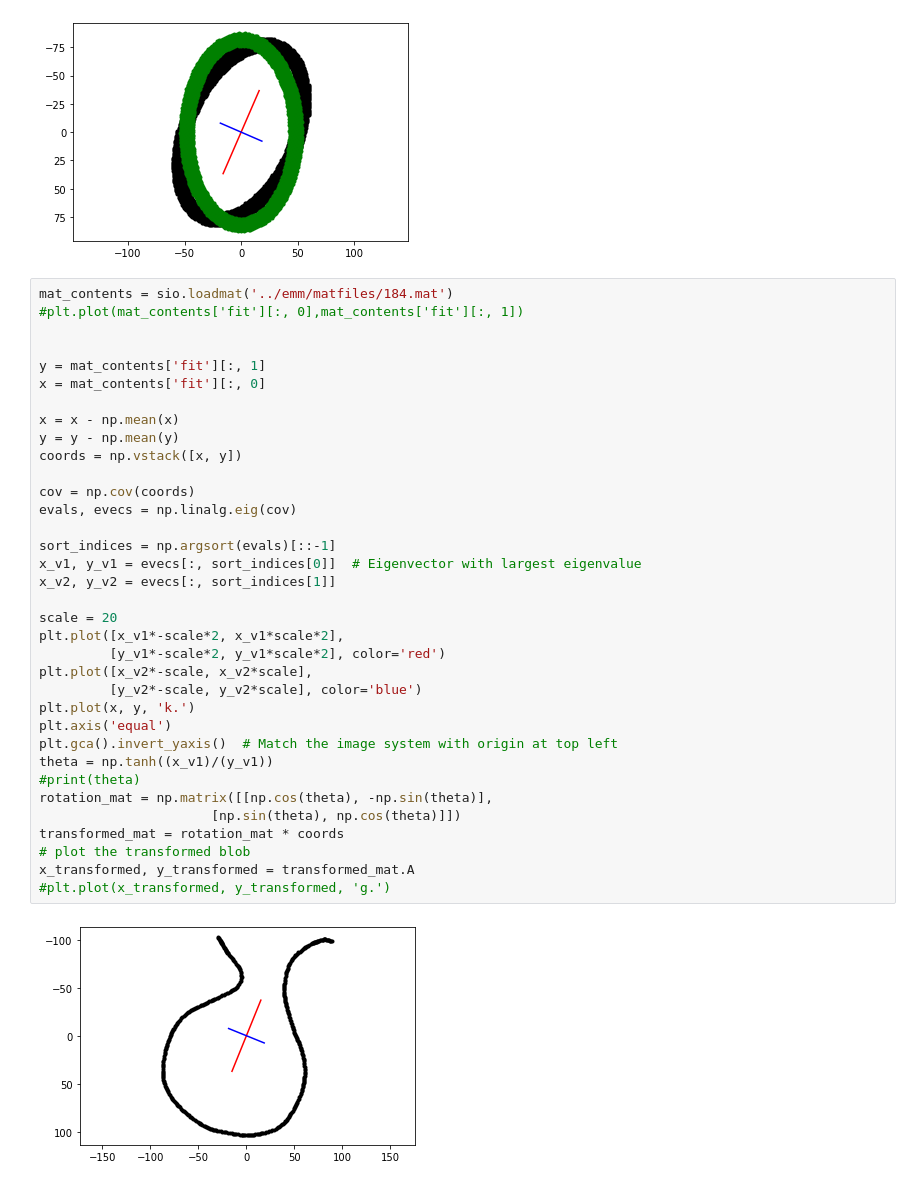
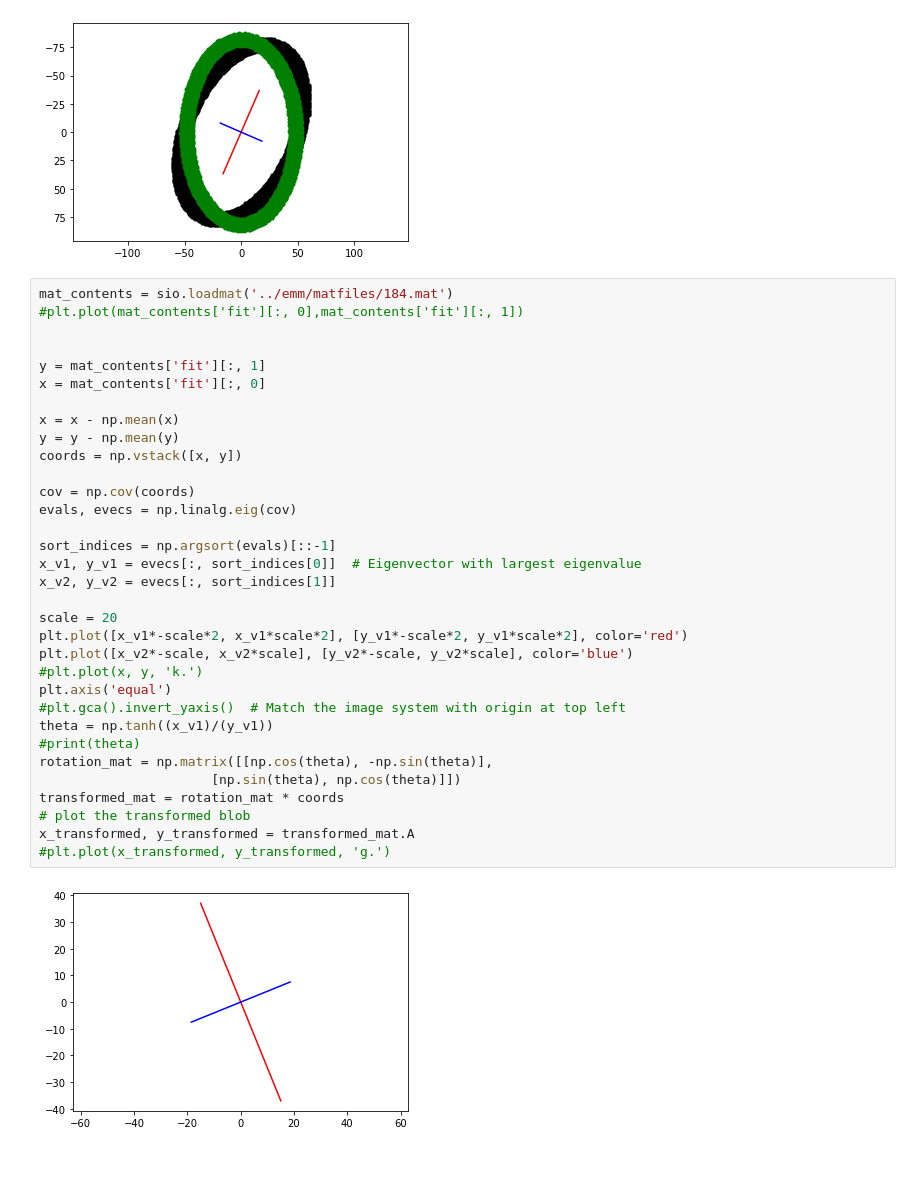
Before and after one commit to ritvikvasan/EMM, a Jupyter notebook: notebooks/Untitled.ipynb, the cells around one changed output. Cells and saved outputs as stored; diff of their text form.

```diff
--- a/notebooks/Untitled.ipynb
+++ b/notebooks/Untitled.ipynb
@@ -66,40 +48,38 @@ plt.plot(x_transformed, y_transformed, 'g.')
 # %%
 mat_contents = sio.loadmat('../emm/matfiles/184.mat')
 #plt.plot(mat_contents['fit'][:, 0],mat_contents['fit'][:, 1])
 
 
 y = mat_contents['fit'][:, 1]
 x = mat_contents['fit'][:, 0]
 
 x = x - np.mean(x)
 y = y - np.mean(y)
 coords = np.vstack([x, y])
 
 cov = np.cov(coords)
 evals, evecs = np.linalg.eig(cov)
 
 sort_indices = np.argsort(evals)[::-1]
 x_v1, y_v1 = evecs[:, sort_indices[0]]  # Eigenvector with largest eigenvalue
 x_v2, y_v2 = evecs[:, sort_indices[1]]
 
 scale = 20
-plt.plot([x_v1*-scale*2, x_v1*scale*2],
-         [y_v1*-scale*2, y_v1*scale*2], color='red')
-plt.plot([x_v2*-scale, x_v2*scale],
-         [y_v2*-scale, y_v2*scale], color='blue')
-plt.plot(x, y, 'k.')
+plt.plot([x_v1*-scale*2, x_v1*scale*2], [y_v1*-scale*2, y_v1*scale*2], color='red')
+plt.plot([x_v2*-scale, x_v2*scale], [y_v2*-scale, y_v2*scale], color='blue')
+#plt.plot(x, y, 'k.')
 plt.axis('equal')
-plt.gca().invert_yaxis()  # Match the image system with origin at top left
+#plt.gca().invert_yaxis()  # Match the image system with origin at top left
 theta = np.tanh((x_v1)/(y_v1))
 #print(theta)
 rotation_mat = np.matrix([[np.cos(theta), -np.sin(theta)],
                       [np.sin(theta), np.cos(theta)]])
 transformed_mat = rotation_mat * coords
 # plot the transformed blob
 x_transformed, y_transformed = transformed_mat.A
 #plt.plot(x_transformed, y_transformed, 'g.')
 # %% [output]
-[figure, old version]
+[figure, new version]
 # %%
 def read_mat_file(path):
     mat_contents = sio.loadmat(path)
```
Also changed, not shown: parts of 6 cells of this notebook.
